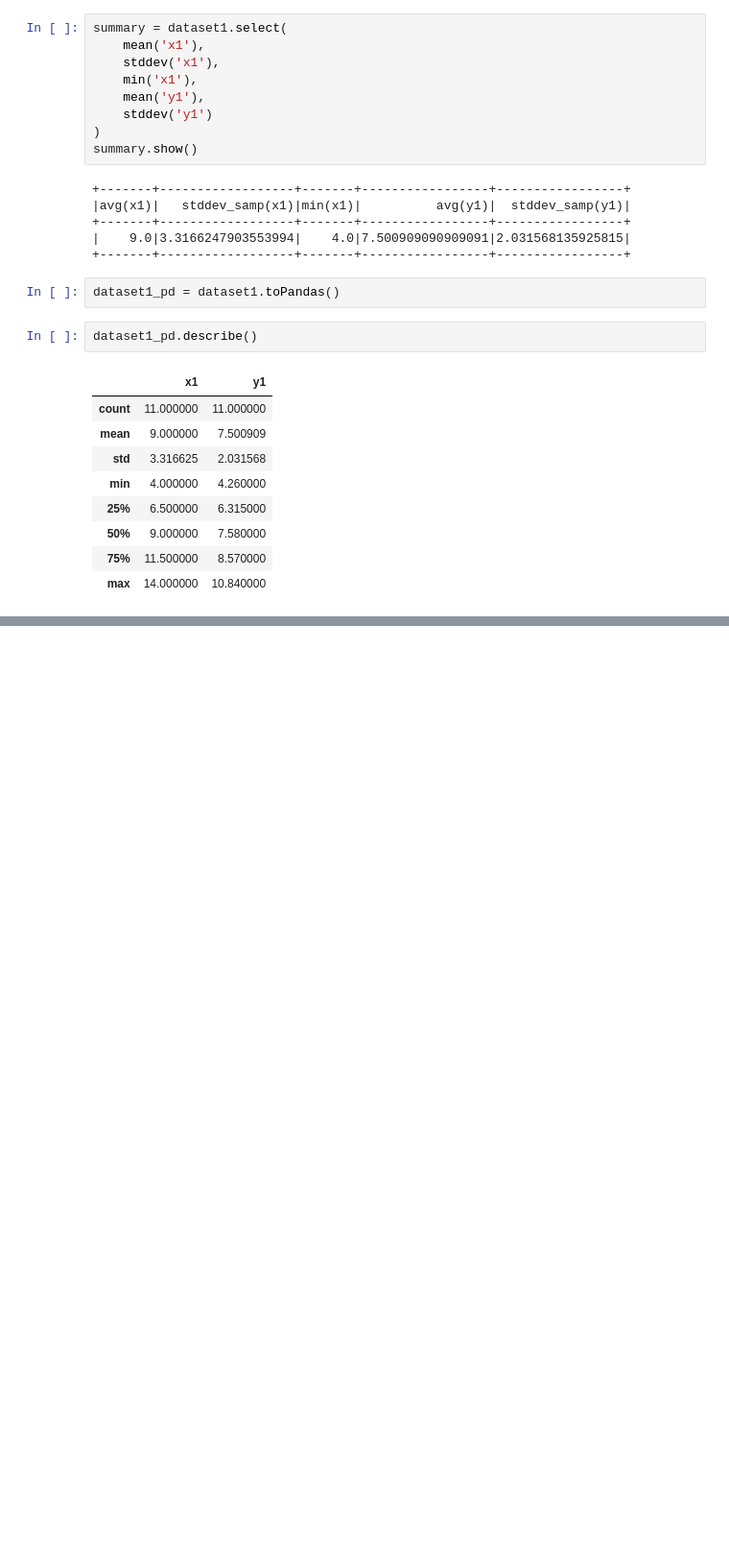
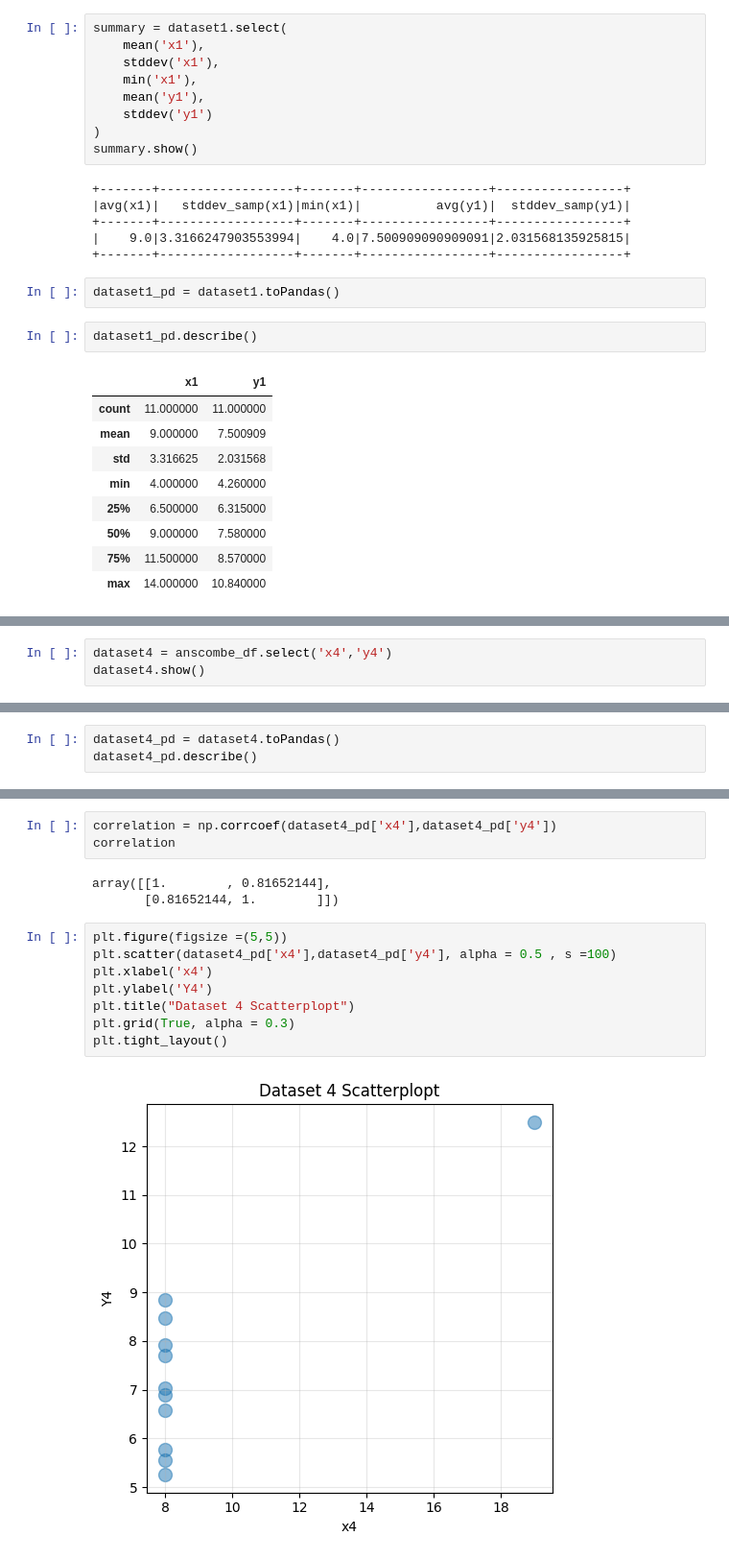
Before and after one commit to dabster108/DataScience-Lab-Sessions---BigData, a Jupyter notebook: Day03/Correlation.ipynb, the cells around one changed output, grey strips where cells are left out. Shown at 96% size. Drawn from its saved outputs; the diff is of its cells as text; blank space fills up the shorter version.

```diff
--- a/Day03/Correlation.ipynb
+++ b/Day03/Correlation.ipynb
@@ -112,0 +242,3 @@ NameError: name 'datasdet1_pd' is not defined
+# %%
+dataset4 = anscombe_df.select('x4','y4')
+dataset4.show()
@@ -112,0 +261,3 @@ NameError: name 'datasdet1_pd' is not defined
+# %%
+dataset4_pd = dataset4.toPandas()
+dataset4_pd.describe()
@@ -112,0 +274,16 @@ NameError: name 'datasdet1_pd' is not defined
+# %%
+correlation = np.corrcoef(dataset4_pd['x4'],dataset4_pd['y4'])
+correlation
+# %% [output]
+array([[1.        , 0.81652144],
+       [0.81652144, 1.        ]])
+# %%
+plt.figure(figsize =(5,5))
+plt.scatter(dataset4_pd['x4'],dataset4_pd['y4'], alpha = 0.5 , s =100)
+plt.xlabel('x4')
+plt.ylabel('Y4')
+plt.title("Dataset 4 Scatterplopt")
+plt.grid(True, alpha = 0.3)
+plt.tight_layout()
+# %% [output]
+[figure, added]
```
Also changed, not shown: parts of 19 cells of this notebook.
